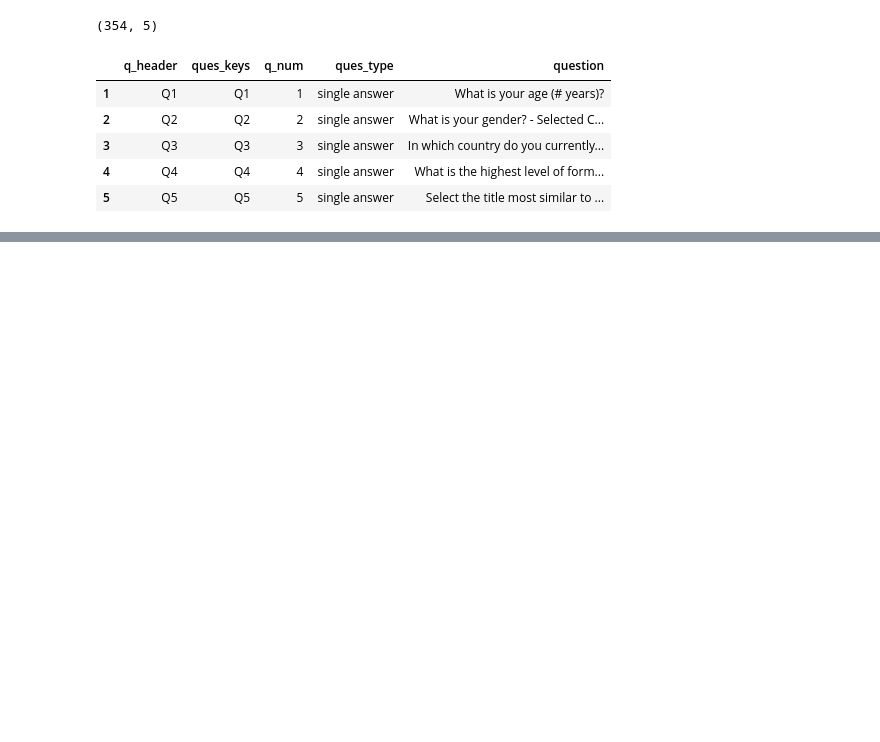
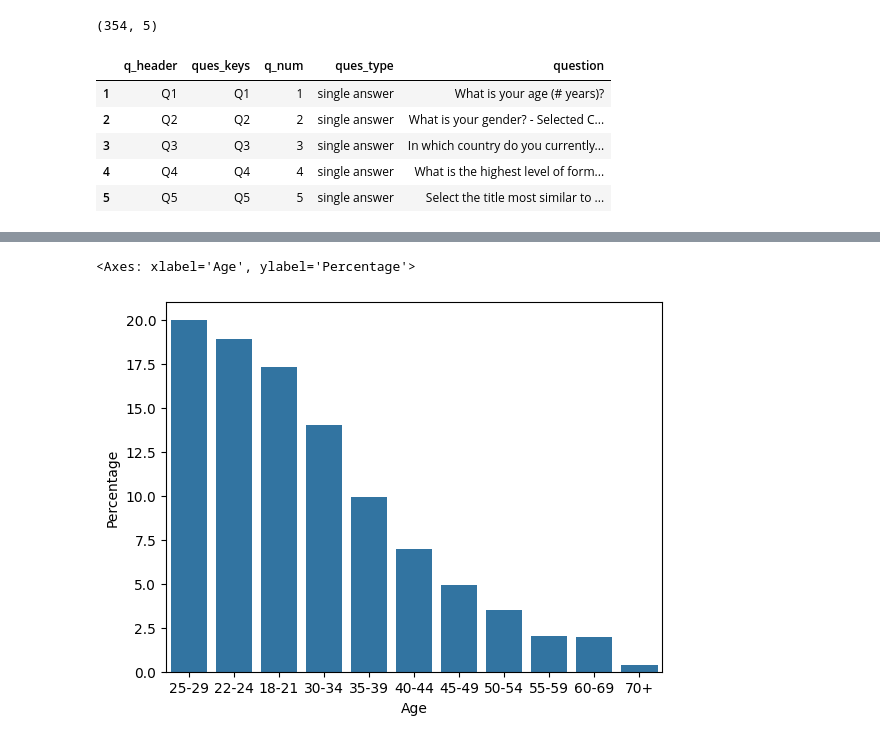
Before and after one commit to MekhzZ/AppliedStatisticsWithPython.ipynb, a Jupyter notebook: Data_Understanding_&_Insights.ipynb, the cells around one changed output, grey strips where cells are left out. Cells and saved outputs as stored; diff of their text form; code cells hidden in the pictures; blank space fills up the shorter version.

```diff
--- a/Data_Understanding_&_Insights.ipynb
+++ b/Data_Understanding_&_Insights.ipynb
@@ -187,0 +301,2 @@ q_df.head()
+# %%
+dat = df.loc[1:,]
@@ -187,0 +317,4 @@ q_df.head()
+# %%
+Q1_perc = dat['Q1'].value_counts()/dat.shape[0]*100
+# %%
+Q1_perc = Q1_perc.reset_index()
@@ -187,0 +336,7 @@ q_df.head()
+# %%
+Q1_perc.columns = ['Age','Percentage']
+# %%
+sns.barplot(x = 'Age', y = 'Percentage', data = Q1_perc)
+# %% [output]
+<Axes: xlabel='Age', ylabel='Percentage'>
+[figure, added]
```
Also changed, not shown: parts of 15 cells of this notebook.
